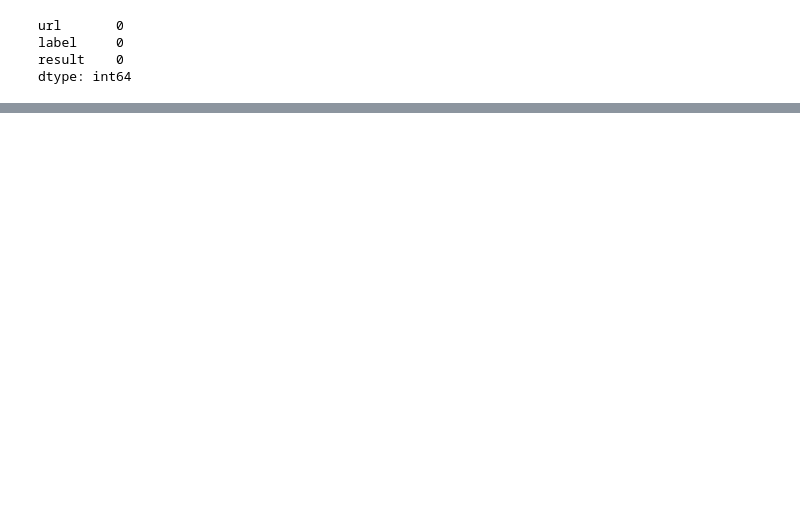
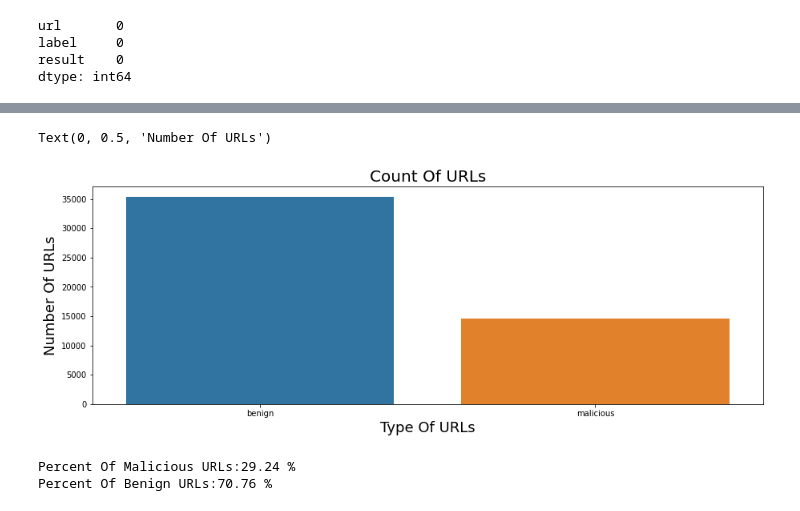
Before and after one commit to Mansi2814/Malicious-URL-Detection, a Jupyter notebook: notebooks/Untitled.ipynb, the cells around one changed output, grey strips where cells are left out. Drawn from its saved outputs; the diff is of its cells as text; code cells hidden in the pictures; blank space fills up the shorter version.

Commit message:
visualizations added

```diff
--- a/notebooks/Untitled.ipynb
+++ b/notebooks/Untitled.ipynb
@@ -84,0 +96,15 @@ urldata.head()
+# %%
+plt.figure(figsize=(15,5))
+sns.countplot(x='label',data=urldata)
+plt.title("Count Of URLs",fontsize=20)
+plt.xlabel("Type Of URLs",fontsize=18)
+plt.ylabel("Number Of URLs",fontsize=18)
+# %% [output]
+Text(0, 0.5, 'Number Of URLs')
+[figure, added]
+# %%
+print(f"Percent Of Malicious URLs:{round(len(urldata[urldata['label']=='malicious'])/len(urldata['label'])*100, 2)} %")
+print(f"Percent Of Benign URLs:{round(len(urldata[urldata['label']=='benign'])/len(urldata['label'])*100, 2)} %")
+# %% [output]
+Percent Of Malicious URLs:29.24 %
+Percent Of Benign URLs:70.76 %
```
Also changed, not shown: parts of 22 cells of this notebook, 1 other file.
